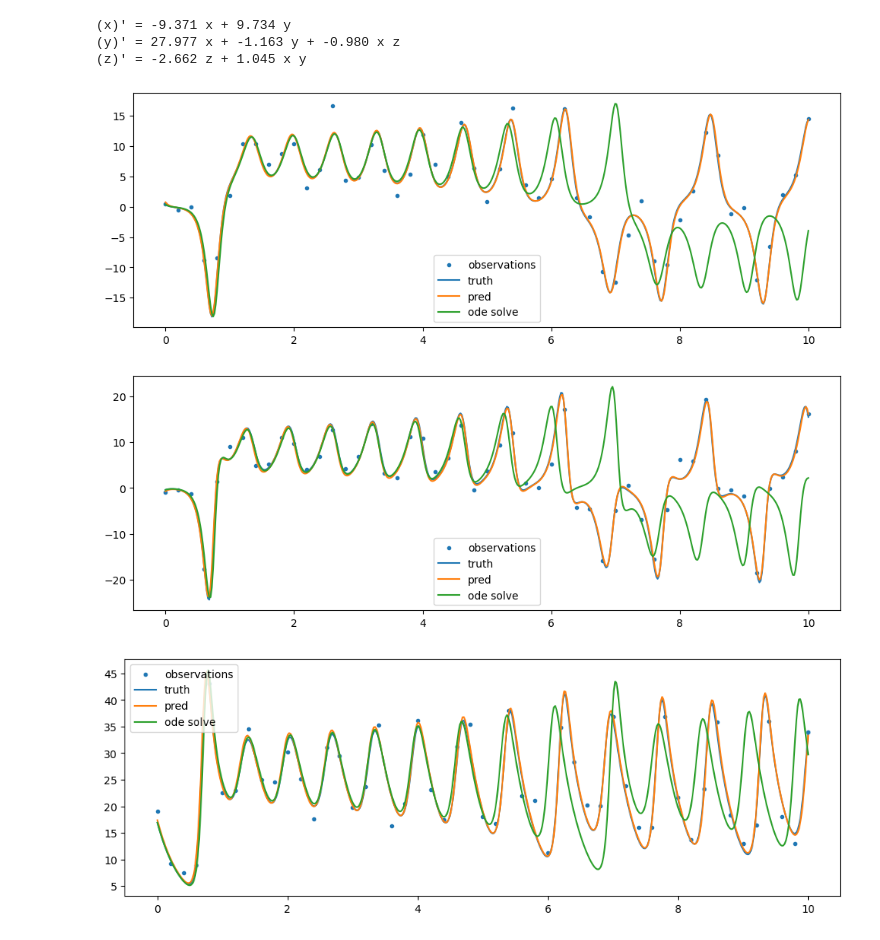
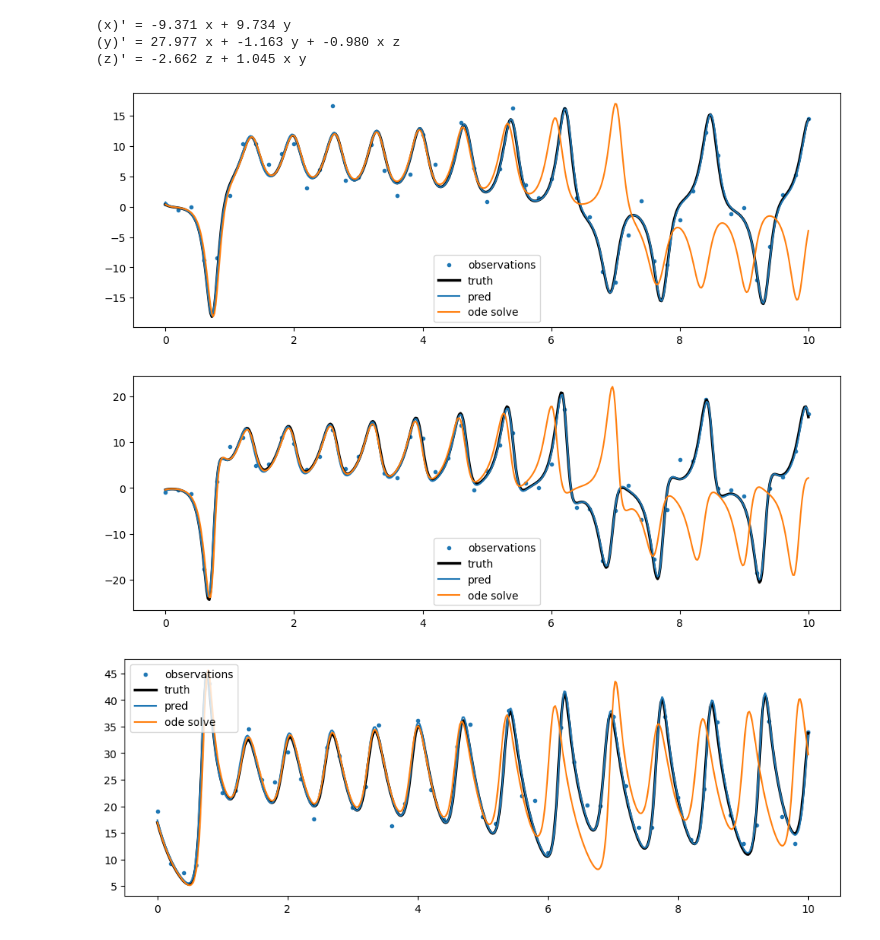
Before and after one commit to AHsu98/jsindy, a Jupyter notebook: notebooks/alex/lorenz_demo.ipynb, the cells around one changed output. Drawn from its saved outputs; the diff is of its cells as text; code cells hidden in the pictures.

```diff
--- a/notebooks/alex/lorenz_demo.ipynb
+++ b/notebooks/alex/lorenz_demo.ipynb
@@ -226,16 +262,16 @@ sol = diffrax.diffeqsolve(
 # %%
 t_grid = jnp.linspace(0,10,500)
 state_preds = model.predict_state(t_grid)
 true_states = jax.vmap(expdata.system_sol.evaluate)(t_grid)
 for dim in range(3):
     plt.figure(figsize=(12,4))
     plt.scatter(expdata.t_train,expdata.x_train[:,dim],label = 'observations',s = 9)
-    plt.plot(t_grid,true_states[:,dim],label = 'truth')
+    plt.plot(t_grid,true_states[:,dim],label = 'truth',c='black',lw = 2.5)
     plt.plot(t_grid,state_preds[:,dim],label = 'pred')
     plt.plot(t_grid,sol.ys[:,dim],label = 'ode solve')
     plt.legend()
     plt.show()
 # %% [output]
-[figure, old version]
+[figure, new version]
-[figure, old version]
+[figure, new version]
-[figure, old version]
+[figure, new version]
```
Also changed, not shown: parts of 4 cells of this notebook.
